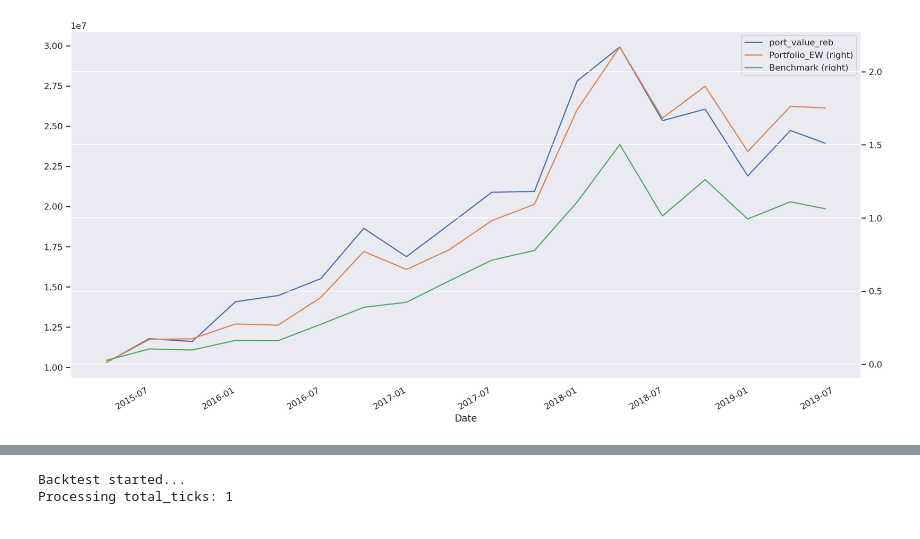
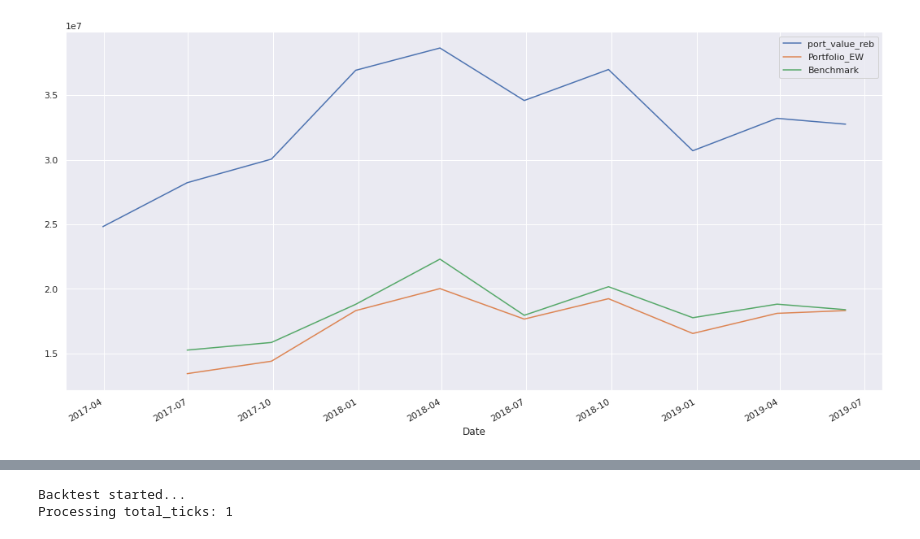
Before and after one commit to lf2foce/quant, a Jupyter notebook: iterrows_test_multiple_Stock.ipynb, the cells around one changed output, grey strips where cells are left out. Drawn from its saved outputs; the diff is of its cells as text; code cells hidden in the pictures.

Commit message:
Plan to benchmark real vn30

```diff
--- a/iterrows_test_multiple_Stock.ipynb
+++ b/iterrows_test_multiple_Stock.ipynb
@@ -12,26 +44,31 @@ import seaborn as sns
 from pypfopt import EfficientFrontier
 from pypfopt import risk_models
 from pypfopt import expected_returns
-import mylib
+
 
 pd.set_option('display.max_columns', None)
 %matplotlib inline
 #%config InlineBackend.figure_format = 'retina'
 sns.set(rc={'figure.figsize':(18,9)})
-
+# data timeframe
 start_date = '2015-01-01'
 end_date = '2019-09-28'
-fav_stocks = ['VCB', 'HPG', 'FPT', 'VNM'] #, 'MWG'
+
 fav_sectors_L2_vi = ['Bán lẻ L2', 'Công nghệ Thông tin L2', 'Thực phẩm và đồ uống L2', 'Bất động sản L2', 'Ngân hàng L2', 'Y tế L2', 'Ô tô và phụ tùng L2', 'Du lịch và Giải trí L2' ]
 fav_sectors_L2_en = ['Banks L2', 'Retail L2', 'Technology L2', 'Travel & Leisure L2', 'Health Care L2', 'Real Estate L2', 'Food & Beverage L2', 'Industrial Goods & Services L2', 'Basic Resources L2'  ]
 #import csv & table ---------------------------------
 data_index = pd.read_csv('/content/drive/My Drive/data_pricevolume06112019.csv')\
       [['Ticker', 'Date', 'High', 'Low', 'Open', 'Close', 'AdjRatio', 'TotalValue', 'Shares', 'Volume']]
-vn30 = pd.read_csv('/content/drive/My Drive/data_analyst/VN30.csv')
+vn30 = pd.read_csv('/content/drive/My Drive/data_analyst/VN30_ticker.csv')
 vn30 = vn30['Ticker'].values
-selected_ratios = pd.read_excel('/content/drive/My Drive/data_analyst/selected_ratios.xlsx')
+fundamental = pd.read_csv('/content/drive/My Drive/data_analyst/fundamental_data.csv')
 sector_L2 = pd.read_csv('/content/drive/My Drive/data_analyst/sectorl2.csv')
 data_index = pd.merge(data_index, sector_L2, on ='Ticker', how ='left' )
+
+#chọn danh mục để tính toán
+#cal_stocks = ['VCB', 'HPG', 'FPT', 'VNM']
+cal_stocks = ['VCB', 'HPG', 'FPT', 'VNM', 'MWG']
+#cal_stocks = vn30
 
 #filter & format
 data_index['Date'] = pd.to_datetime(data_index['Date'], format='%Y-%m-%d')
@@ -42,45 +79,53 @@ data_index['Adj_Close'] = data_index['Close'] / data_index['AdjRatio']
 data_index['Market_Capitalization'] = data_index['Adj_Close'] * data_index['Shares']
 data_index['mcap_weight'] = data_index.groupby(['Date'])['Market_Capitalization'].apply(lambda x: x/(x.sum()))
 data_index['day'] = data_index['Date'].dt.day
-data_index['quarter'] = data_index['Date'].apply(lambda x: str(x.year) + "Q" + str(x.quarter))
+#data_index['quarter'] = data_index['Date'].apply(lambda x: str(x.year) + "Q" + str(x.quarter))
+data_index['Quarter'] = data_index['Date'].dt.quarter
+#merge fundamental
+data_index = pd.merge(data_index, fundamental, on =['Ticker', 'Year', 'Quarter'], how ='left' )
+data_index['EPS'] = data_index['NetIncome'] / data_index['Shares']
+print(data_index.head())
+
 data_index['quarter_end_date'] = data_index.groupby([data_index.Date.dt.year, data_index.Date.dt.quarter])['Date'].tail(1)
+
 # quarter end date to rebalance weights
-quarter_end_date_df = data_index.quarter_end_date.dropna().reset_index(drop=True)
+quarter_end_date_df = data_index[data_index.Date >= '2017-01'].quarter_end_date.dropna().reset_index(drop=True)
 #quarter_end_date_list1 = data_index['quarter_end_date'].dt.date.unique().tolist()
 #print(quarter_end_date_df.values)
 
-#test VN30 return
-vn30df = data_index[data_index.Ticker.isin(vn30)]
+#test VN30 return từ ngày này vn30 mới full data 2018-06-04
+vn30df = data_index[ (data_index.Date >= '2017-01') & (data_index.Ticker.isin(vn30))]
 vn30_pivot =  vn30df.pivot(columns='Ticker', index='Date', values='Adj_Close')
 vn30_pivot_return = vn30_pivot.pct_change() #dễ lỗi
 vn30_weights_ew = np.repeat(1/30, 30)
 vn30_pivot_return['VN30'] =  vn30_pivot_return.mul(vn30_weights_ew, axis=1).sum(axis=1)
-vn30_pivot_return = (1+ vn30_pivot_return).cumprod() - 1
+vn30_pivot_return = (1+ vn30_pivot_return).cumprod() #- 1
 #vn30_pivot_return.plot()
 
-data_index = data_index[data_index.Ticker.isin(fav_stocks)] #sau chon top10
+data_index = data_index[data_index.Ticker.isin(cal_stocks)] #sau chon top10  đoạn này chưa chỉnh thời gian
 data_index_pivot = data_index.pivot(columns='Ticker', index='Date', values='Adj_Close')
 data_index_pivot.plot()
 
-numstocks = len(fav_stocks)
+numstocks = len(cal_stocks)   #
 #data_index = data_index.set_index('Date')
-initial_cash= float(5000000.0)
+initial_cash= float(5000000.0)  #có phần này thì nên bỏ volume ra
 initial_volume = 100
 total_reb_cost = 0.0
 leftover_value = 0
 # Set the initial capital  đang chưa linh hoạt chỗ này
-initial_capital = (data_index[ (data_index['Date'] == data_index['Date'].min()) & (data_index.Ticker.isin(fav_stocks))].Adj_Close * initial_volume).sum()
+initial_capital = (data_index[ (data_index['Date'] == data_index['Date'].min()) & (data_index.Ticker.isin(cal_stocks))].Adj_Close * initial_volume).sum()
 print("Vốn đầu tư ban đầu 1000cp * 4 mã: " + str(initial_capital))
 
 df_sosanh = pd.DataFrame(columns=['Date', 'port_value_reb'])
+
 for i in range(len(quarter_end_date_df)):
-  df = data_index[data_index['Date'] <= quarter_end_date_df[i]]
-  df = df[ df.Ticker.isin(fav_stocks) ]   #top10_highest_score_stock  fav_stocks đang có 4 mã
+  df = data_index[data_index['Date'] <= quarter_end_date_df[i]][['Date', 'Ticker', 'Adj_Close']]
+  df = df[ df.Ticker.isin(cal_stocks) ]   #top10_highest_score_stock  cal_stocks đang có 4 mã
 
   df_pivot = df.pivot(columns='Ticker', index='Date', values='Adj_Close')
-
+  df_pivot = df_pivot.iloc[-500:]  #tính weight rolling last 2 years 500 ngày giao dịch
   print(quarter_end_date_df[i])
-  print("---------------------------")
+  print("-----------------------------------------------------------ngày tái cơ cấu")
   # Expected returns and sample covariance
   mu = expected_returns.mean_historical_return(df_pivot)
   S = risk_models.sample_cov(df_pivot)
@@ -91,12 +136,12 @@ for i in range(len(quarter_end_date_df)):
   cleaned_weights = ef.clean_weights()
   print(cleaned_weights)
   ef.portfolio_performance(verbose=True, risk_free_rate=0.0)
-  print("------------end optimize calculation")
+  print("--------------------------------------------------end optimize calculation")
 
   weight_df = pd.DataFrame(cleaned_weights, columns =['Ticker', 'weight'])
   df_reblancing = df[df.Date == quarter_end_date_df[i]][['Ticker', 'Adj_Close']]
 
-  # i==0 tức là KH đầu kỳ đã có chứng khoán rồi tái cơ cấu lại kể từ kì 1
+  # i==0 tức là KH đầu kỳ đã có 100 cp * n mã chứng khoán rồi tái cơ cấu lại kể từ kì 1
   if i == 0:
     df_reblancing['current_volume'] = initial_volume #last volume
   else:
@@ -131,18 +176,18 @@ for i in range(len(quarter_end_date_df)):
 
   volume_rb =  df_reblancing['reb_volume'].to_numpy()
   print(df_reblancing) #print chuan
-
-  print("---------------------------------------------------so sánh hiệu suất")
+  print("Vốn đầu tư tại thời điểm hiện tại: " + str(total_portfolio_value))
+  print("------------------------------------------------------------so sánh hiệu suất")
   returns = df_pivot.pct_change()           #dropNA phải để ý
   exp_return_d = returns.mean()
   cov_matrix_a = returns.cov() *252   #cov year
 
-  portfolio_weights_mcap = df[df.Date == quarter_end_date_df[i]].mcap_weight.to_numpy() #co the sai thu tu
+  #portfolio_weights_mcap = df[df.Date == quarter_end_date_df[i]].mcap_weight.to_numpy() #co the sai thu tu, đang có vấn đề
   portfolio_weights_ew = np.repeat(1/numstocks, numstocks)   # Benchmark 1/n strategy
-  portfolio_weights = np.array([0.4, 0.2, 0.1, 0.3])
+  #portfolio_weights = np.array([0.4, 0.2, 0.1, 0.3])
   #statistics weight cho truoc
-  portfolio_return_a = round(np.sum(exp_return_d * portfolio_weights) * 252,5)
-  portfolio_std_dev = round(np.sqrt(np.dot(portfolio_weights.T,np.dot(cov_matrix_a, portfolio_weights))) ,5)
+  #portfolio_return_a = round(np.sum(exp_return_d * portfolio_weights) * 252,5)
+  #portfolio_std_dev = round(np.sqrt(np.dot(portfolio_weights.T,np.dot(cov_matrix_a, portfolio_weights))) ,5)
   #statistics equal weight
   portfolio_return_ew = round(np.sum(exp_return_d * portfolio_weights_ew) * 252,5)
   portfolio_std_dev_ew = round(np.sqrt(np.dot(portfolio_weights_ew.T,np.dot(cov_matrix_a, portfolio_weights_ew))) ,5)
@@ -150,19 +195,20 @@ for i in range(len(quarter_end_date_df)):
   #returns['Portfolio'] = returns.mul(portfolio_weights, axis=1).sum(axis=1)
   returns['Portfolio_EW'] =  returns.iloc[:, 0:numstocks].mul(portfolio_weights_ew, axis=1).sum(axis=1)
   #returns['Portfolio_MCap'] = returns.iloc[:, 0:numstocks].mul(portfolio_weights_mcap, axis=1).sum(axis=1)
-  CummulativeReturns = (1+ returns).cumprod() - 1
+  #CummulativeReturns = (1+ returns).cumprod() - 1
+  CummulativeReturns = (1+ returns).cumprod() # k cần trừ vì tính value hiện tại
   CummulativeReturns = CummulativeReturns.join(vn30_pivot_return.loc[:, "VN30"]).rename(columns={"VN30": "Benchmark"})
 
   #CummulativeReturns[["Portfolio", "Portfolio_EW", 'Portfolio_MCap', 'Benchmark']].plot()  #
-  CummulativeReturns_sil = CummulativeReturns.iloc[:, numstocks:]  #* initial_capital
+  CummulativeReturns_sil = CummulativeReturns.iloc[:, numstocks:]  * initial_capital
   df_sosanh = df_sosanh.append({'Date': quarter_end_date_df[i], 'port_value_reb': total_portfolio_value}, ignore_index=True)
   #CummulativeReturns_sil.plot()
-  #print(CummulativeReturns_sil)
+  print(CummulativeReturns_sil)
   print(df_sosanh)
 
-  print("Expected annualized return: " + str(portfolio_return_a))
-  print("Standard deviation (Volatility): " + str(portfolio_std_dev))
-  print("portfolio sharpe " + str(np.round(portfolio_return_a/portfolio_std_dev, 4) ))
+  #print("Expected annualized return: " + str(portfolio_return_a))
+  #print("Standard deviation (Volatility): " + str(portfolio_std_dev))
+  #print("portfolio sharpe " + str(np.round(portfolio_return_a/portfolio_std_dev, 4) ))
   print("vs  ")
   print("Expected annualized return ew: " + str(portfolio_return_ew))
   print("Standard deviation (Volatility) ew: " + str(portfolio_std_dev_ew))
@@ -178,5 +224,5 @@ print("total return after cost & taxt " + str(cummulative_capital))
 #print("total return if holding  " + str(CummulativeReturns.Portfolio_EW.tail(1)))
 df_sosanh= df_sosanh.merge(CummulativeReturns_sil, on='Date', how='left')
 print(df_sosanh)
-df_sosanh.set_index('Date').plot(secondary_y = ["Portfolio_EW", 'Benchmark'])
+df_sosanh.set_index('Date').plot() # secondary_y = ["Portfolio_EW", 'Benchmark']
 # %% [output]
@@ -201 +247 @@ Wall time: 19.2 s
-[figure, old version]
+[figure, new version]
```
Also changed, not shown: parts of 8 cells of this notebook.
